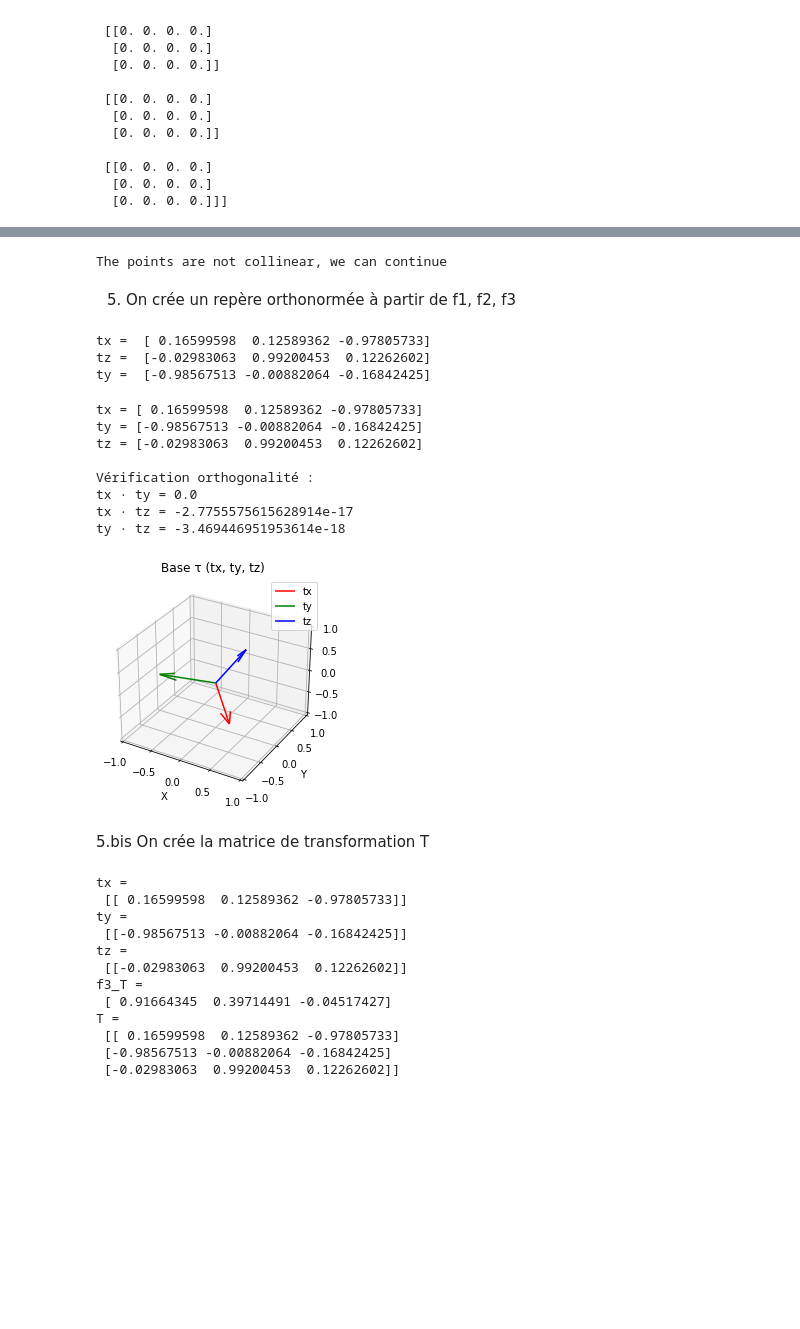
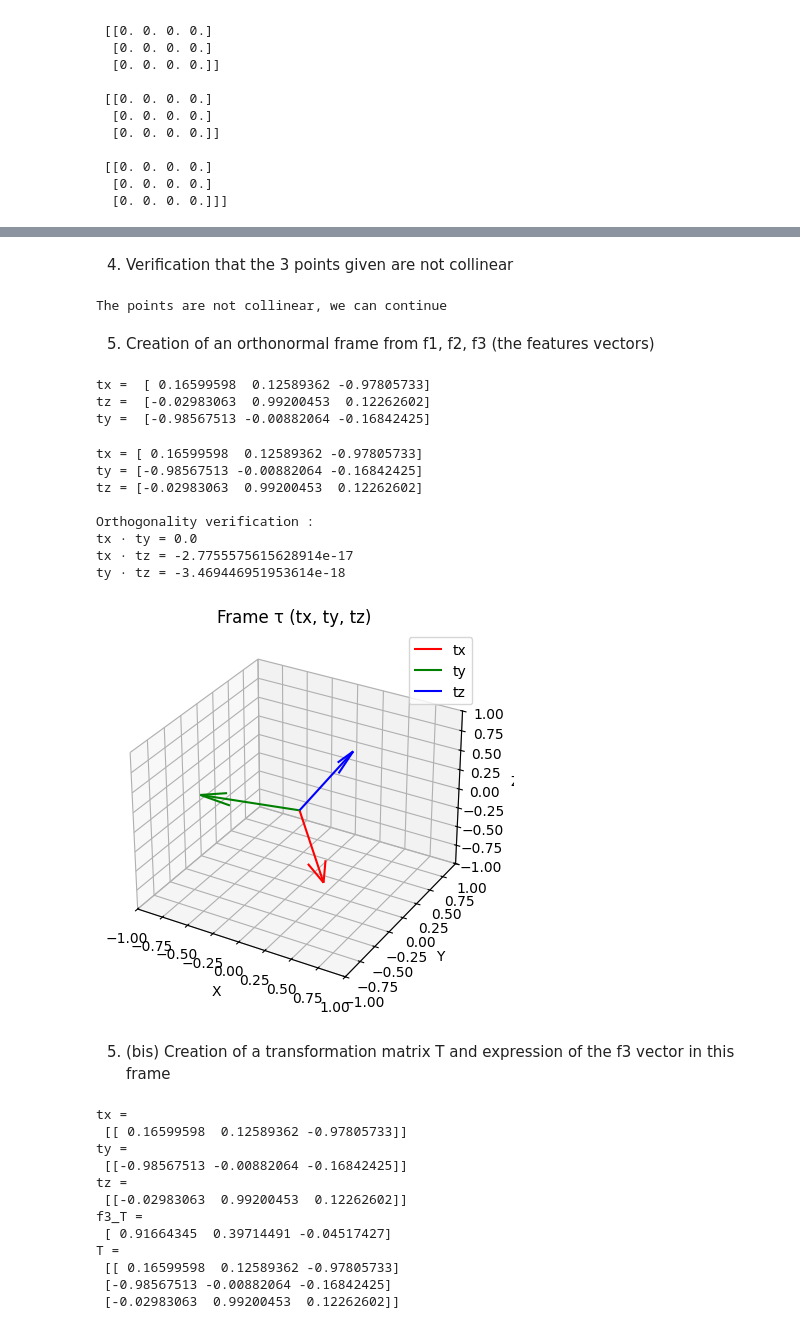
Before and after one commit to Pruneeuh/PoseEstimation, a Jupyter notebook: P3P_openCV_numpy/test_pnp.ipynb, the cells around one changed output, grey strips where cells are left out. Drawn from its saved outputs; the diff is of its cells as text; code cells hidden in the pictures; blank space fills up the shorter version.

Commit message:
demo P3P numpy ok

```diff
--- a/P3P_openCV_numpy/test_pnp.ipynb
+++ b/P3P_openCV_numpy/test_pnp.ipynb
@@ -92,9 +97,9 @@ def features_vectors(points3D,C) :
     args:
     points3D : array with the 4 3D points = [ P1, P2, P3, P4 ] (4*3)
     but we only use the first three points for P3P
-    C: camera position matrix : (3*1)
+    C: camera position matrix : (1*3)
     returns:
-    featuresVect : array with the features vectors (9*1)
+    featuresVect : array with the features vectors (3*3)
     '''
     P1 = points3D[0]
     P2 = points3D[1]
@@ -256,3 +262,5 @@ solutions =
+# %% [markdown]
+4. Verification that the 3 points given are not collinear
 # %%
 # Test of non-collinearity
 v1 = P2 - P1
@@ -263,8 +271,8 @@ else:
     print('The points are not collinear, we can continue')
 # %% [output]
 The points are not collinear, we can continue
-# %% [markdown]
-5. On crée un repère orthonormée à partir de f1, f2, f3
+# %% [markdown]
+5. Creation of an orthonormal frame from f1, f2, f3 (the features vectors)
 # %%
 # Calculation of vectors of the base τ = (C,tx,ty,tz)
 tx = f1
@@ -278,48 +286,46 @@ tx =  [ 0.16599598  0.12589362 -0.97805733]
 tz =  [-0.02983063  0.99200453  0.12262602]
 ty =  [-0.98567513 -0.00882064 -0.16842425]
 # %%
-import numpy as np
-import matplotlib.pyplot as plt
 print("tx =", tx)
 print("ty =", ty)
 print("tz =", tz)
 
-print("\nVérification orthogonalité :")
+print("\nOrthogonality verification :")
 print("tx · ty =", np.dot(tx, ty))
 print("tx · tz =", np.dot(tx, tz))
 print("ty · tz =", np.dot(ty, tz))
 
 fig = plt.figure()
 ax = fig.add_subplot(111, projection='3d')
 
 origin = np.zeros(3)
 
 ax.quiver(*origin, *tx, color='r', label='tx')
 ax.quiver(*origin, *ty, color='g', label='ty')
 ax.quiver(*origin, *tz, color='b', label='tz')
 
 ax.set_xlim([-1, 1])
 ax.set_ylim([-1, 1])
 ax.set_zlim([-1, 1])
 
 ax.set_xlabel('X')
 ax.set_ylabel('Y')
 ax.set_zlabel('Z')
-ax.set_title('Base τ (tx, ty, tz)')
+ax.set_title('Frame τ (tx, ty, tz)')
 ax.legend()
 plt.show()
 # %% [output]
 tx = [ 0.16599598  0.12589362 -0.97805733]
 ty = [-0.98567513 -0.00882064 -0.16842425]
 tz = [-0.02983063  0.99200453  0.12262602]
 
-Vérification orthogonalité :
+Orthogonality verification :
 tx · ty = 0.0
 tx · tz = -2.7755575615628914e-17
 ty · tz = -3.469446951953614e-18
-[figure, old version]
+[figure, new version]
-# %% [markdown]
-5.bis On crée la matrice de transformation T
+# %% [markdown]
+5. (bis) Creation of a transformation matrix T and expression of the f3 vector in this frame
 # %%
 tx = np.reshape(tx,(1,3))   # (1*3)
 ty = np.reshape(ty,(1,3))
```
Also changed, not shown: parts of 26 cells of this notebook, 1 other file.
